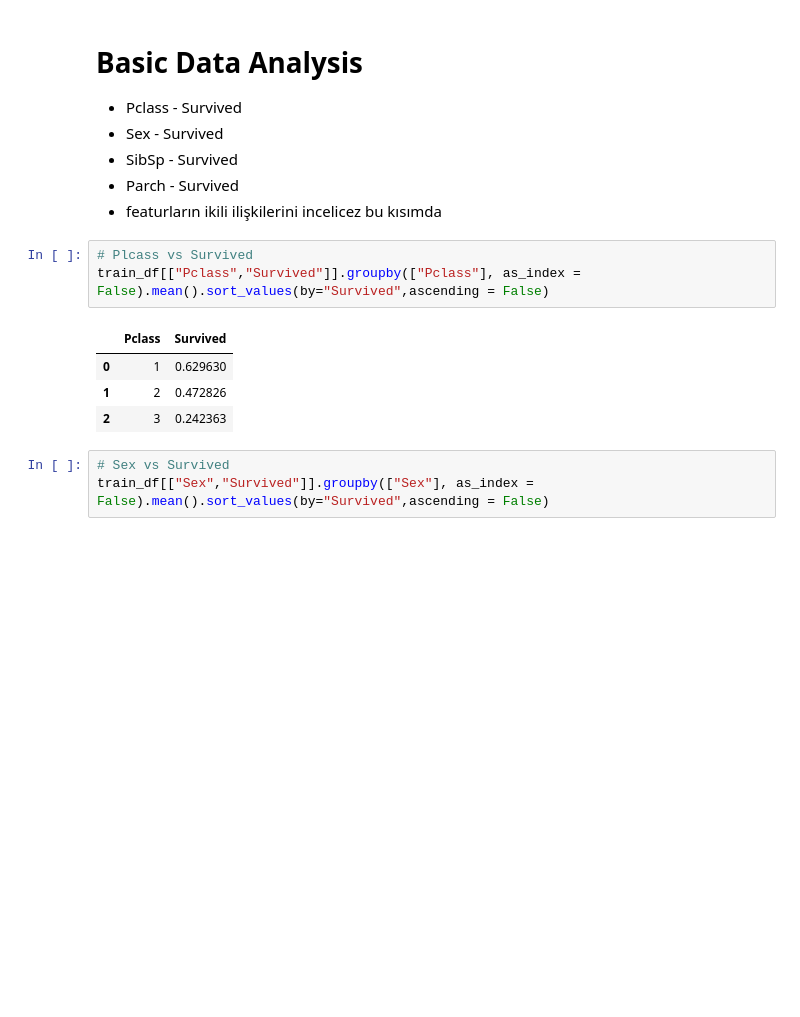
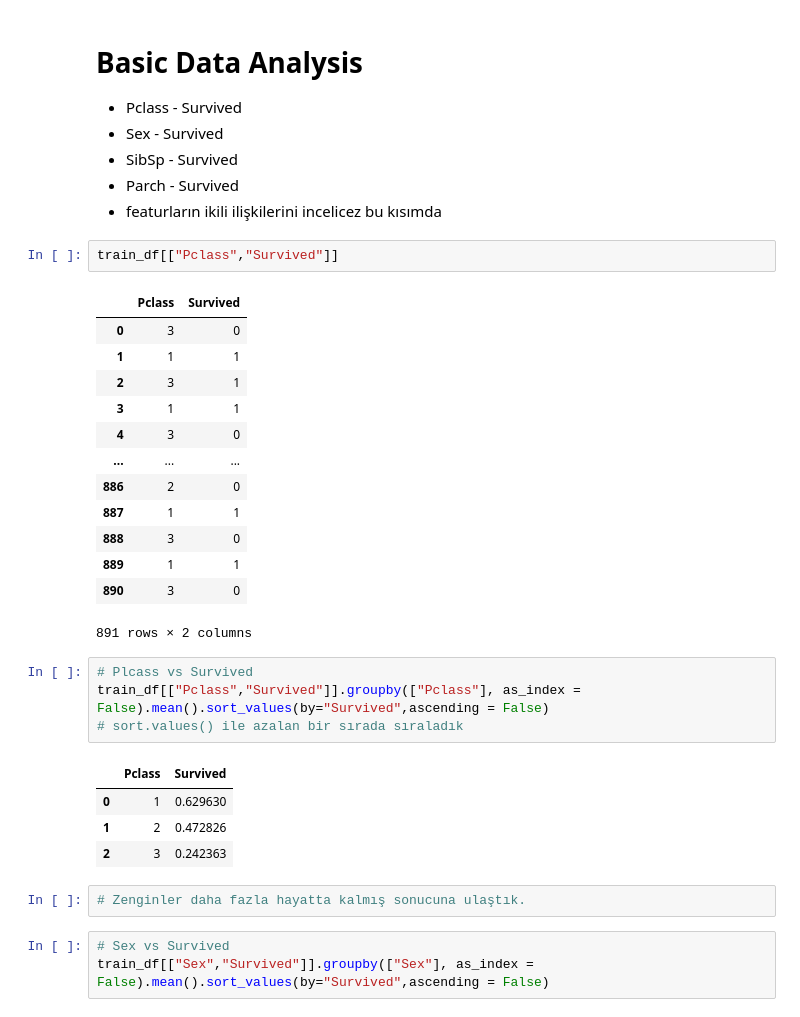
Before and after one commit to Rasittekin18/Data_Science, a Jupyter notebook: Titanic Project/Titanic_Project.ipynb, the cells around one changed output. Cells and saved outputs as stored; diff of their text form; blank space fills up the shorter version.

```diff
--- a/Titanic Project/Titanic_Project.ipynb
+++ b/Titanic Project/Titanic_Project.ipynb
@@ -253,14 +253,33 @@ for n in numericVar:
 * SibSp - Survived
 * Parch - Survived
 * featurların ikili ilişkilerini incelicez bu kısımda
+# %%
+train_df[["Pclass","Survived"]]
+# %% [output]
+|  | Pclass | Survived |
+| 0 | 3 | 0 |
+| 1 | 1 | 1 |
+| 2 | 3 | 1 |
+| 3 | 1 | 1 |
+| 4 | 3 | 0 |
+| ... | ... | ... |
+| 886 | 2 | 0 |
+| 887 | 1 | 1 |
+| 888 | 3 | 0 |
+| 889 | 1 | 1 |
+| 890 | 3 | 0 |
+891 rows × 2 columns
 # %%
 # Plcass vs Survived
 train_df[["Pclass","Survived"]].groupby(["Pclass"], as_index = False).mean().sort_values(by="Survived",ascending = False)
+# sort.values() ile azalan bir sırada sıraladık
 # %% [output]
 |  | Pclass | Survived |
 | 0 | 1 | 0.629630 |
 | 1 | 2 | 0.472826 |
 | 2 | 3 | 0.242363 |
+# %%
+# Zenginler daha fazla hayatta kalmış sonucuna ulaştık.
 # %%
 # Sex vs Survived
 train_df[["Sex","Survived"]].groupby(["Sex"], as_index = False).mean().sort_values(by="Survived",ascending = False)
```
Also changed, not shown: parts of 27 cells of this notebook.
